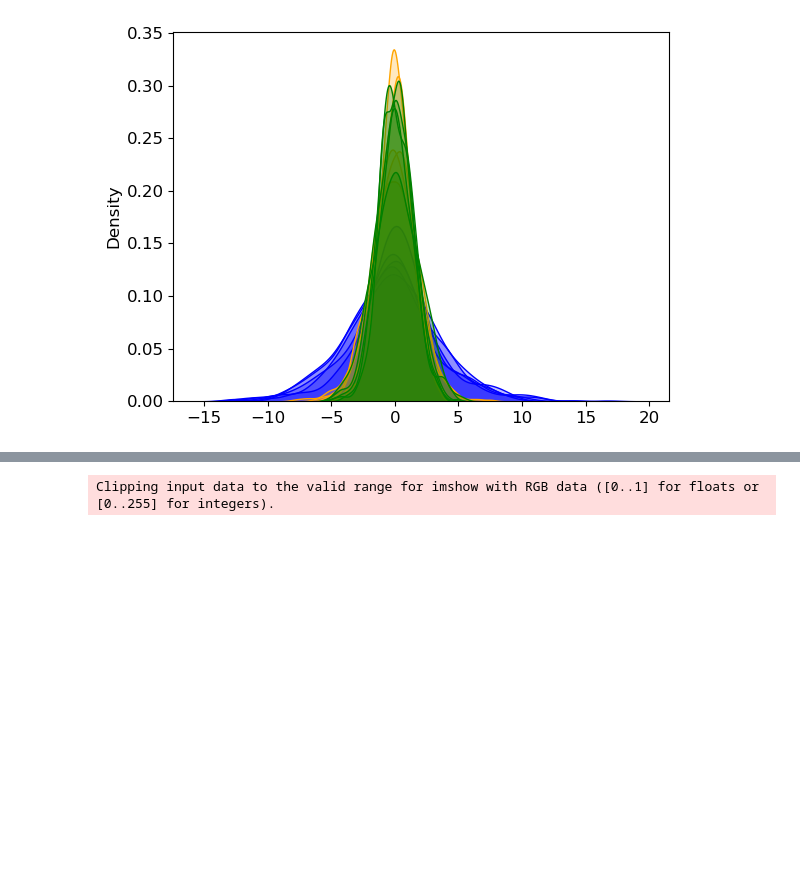
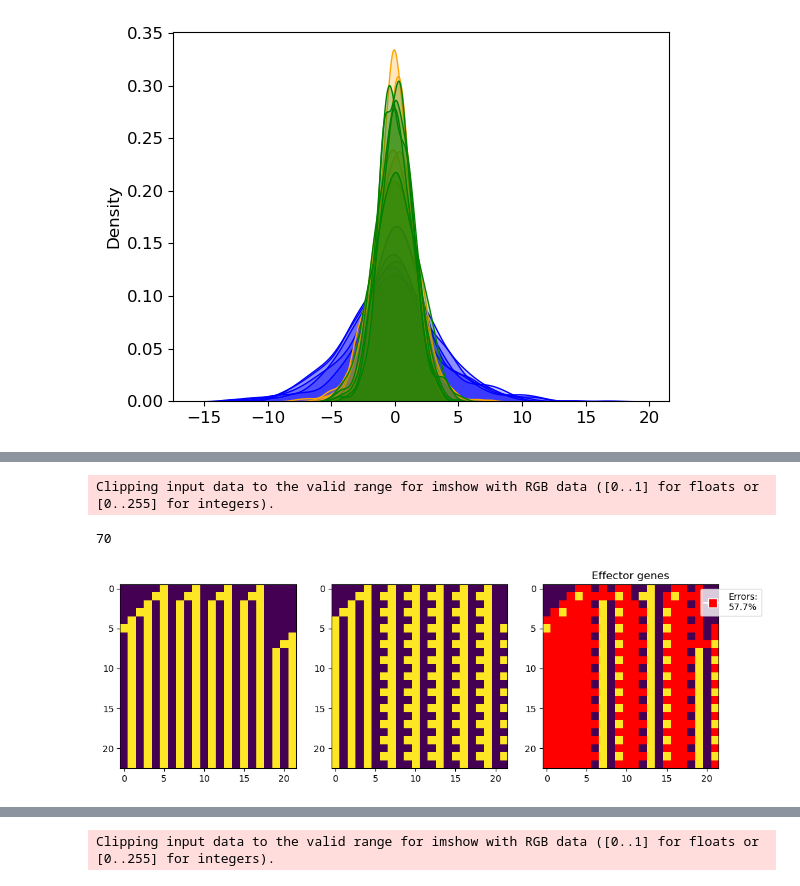
Before and after one commit to Cpetak/CA_GRN2, a Jupyter notebook: variable.ipynb, the cells around one changed output, grey strips where cells are left out. Cells and saved outputs as stored; diff of their text form; code cells hidden in the pictures; blank space fills up the shorter version.

```diff
--- a/variable.ipynb
+++ b/variable.ipynb
@@ -501,0 +604,33 @@ for i,g in enumerate(env2_genos):
+# %%
+pop_size = 100
+grn_size = 22
+num_cells = 22
+dev_steps = 22
+geneid = 1
+rule = 90
+rules=[70]#[30,50,54,62,90,94,102,110,150,254,22, 126, 146, 154, 82, 86, 18, 118, 122, 70]
+
+try_seedints = [69904,149796]
+
+for r in rules:
+    print(r)
+    all_targs=[]
+    for s in try_seedints:
+        random_grns=np.random.randn(5, grn_size+2, grn_size).astype(np.float64)
+        #targets, phenos, fitnesses = helper.get_pop_TPF(random_grns, len(random_grns), num_cells, grn_size, dev_steps, geneid, r, s)
+        start_pattern = helper.seedID2string(s, num_cells)
+        start_expression = helper.seed2expression(start_pattern, pop_size, num_cells, grn_size, geneid)
+        targets = helper.rule2targets_wrapped_wstart(int(r), L=dev_steps+1, N=num_cells, start_pattern=start_pattern)
+        all_targs.append(targets)
+
+    fig, axs = plt.subplots(ncols=3, figsize=(12, 4))
+    axs[0].imshow(all_targs[0])
+    axs[1].imshow(all_targs[1])
+    helper.show_effectors(all_targs[0], all_targs[1], M=0, ax=axs[2])
+    plt.show()
+
+#all_targs[1]= 1-all_targs[0]
+# %% [output]
+Clipping input data to the valid range for imshow with RGB data ([0..1] for floats or [0..255] for integers).
+70
+[figure, added]
```
Also changed, not shown: parts of 18 cells of this notebook, 4 other files.
